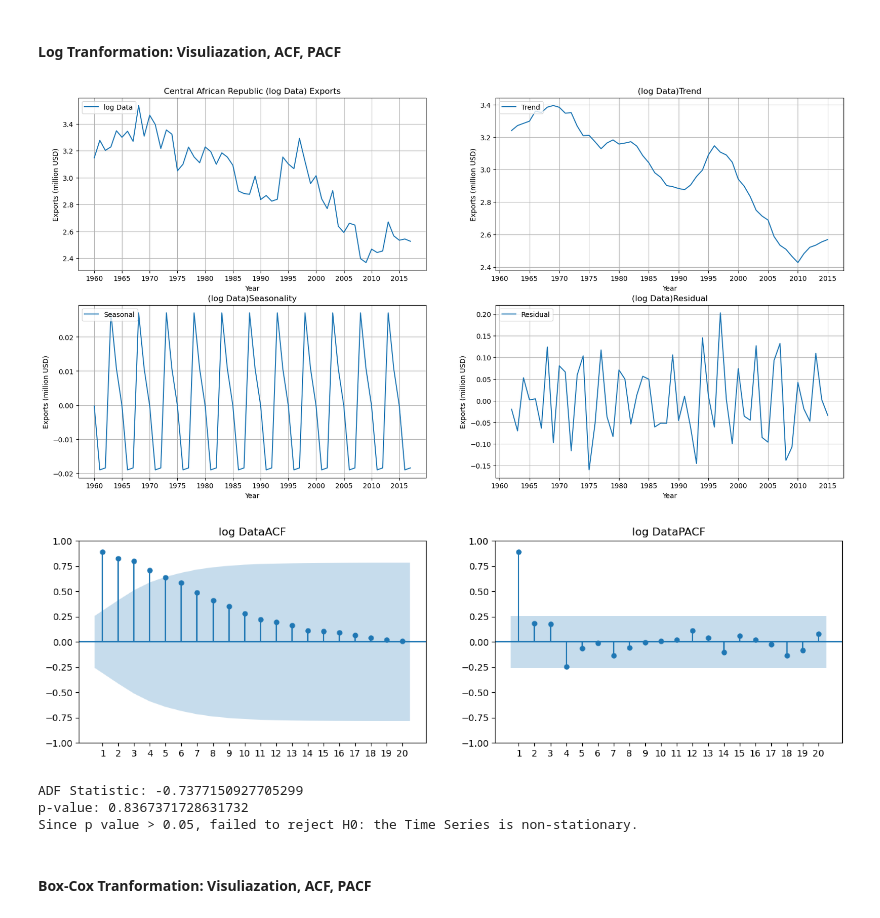
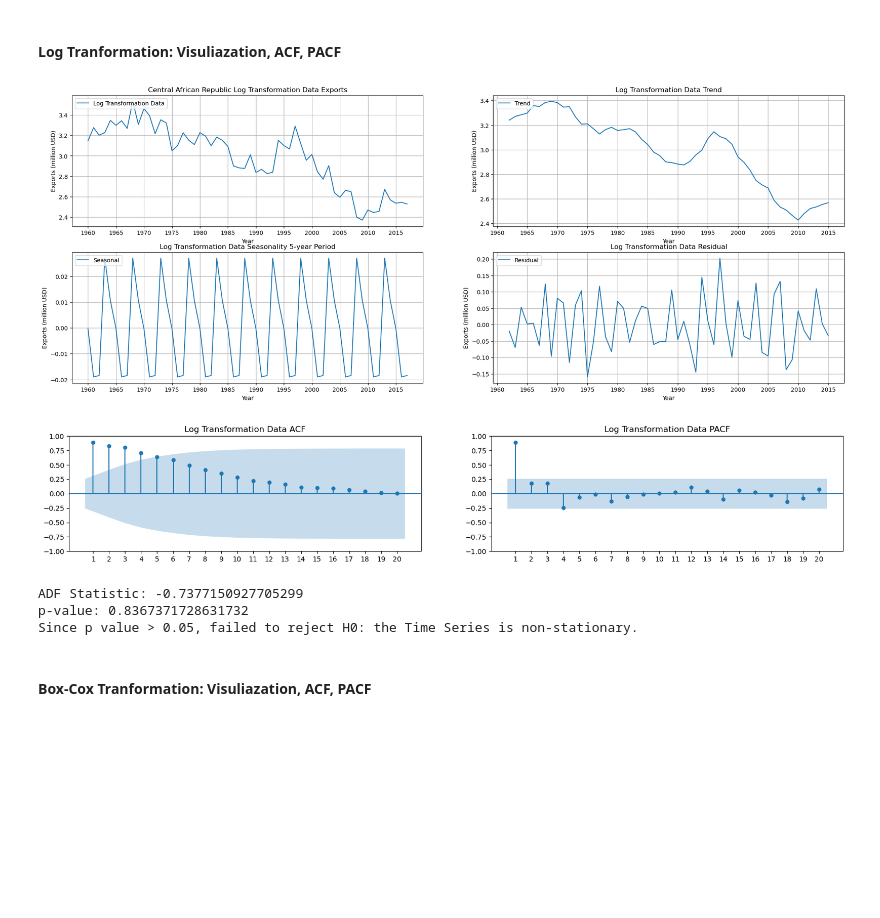
Before and after one commit to hubao666/Time-Series-Analysis-Central-African-Republic-Exports, a Jupyter notebook: TS_Analysis.ipynb, the cells around one changed output. Drawn from its saved outputs; the diff is of its cells as text; code cells hidden in the pictures; blank space fills up the shorter version.

Commit message:
adjusted graph size

```diff
--- a/TS_Analysis.ipynb
+++ b/TS_Analysis.ipynb
@@ -80,14 +80,14 @@ def visualize(data, name):
     seasonality = seasonal_decompose(data, model='additive', period=5)
 
     # plot
-    plt.figure(figsize=(20, 10))
+    plt.figure(figsize=(24, 9))
 
     # original
     plt.subplot(2, 2, 1)
     plt.plot(data, label=name)
     plt.legend(loc='upper left')
     plt.xticks(df.index[::5], df.index[::5].year)
-    plt.title(f'Central African Republic ({name}) Exports')
+    plt.title(f'Central African Republic {name} Exports')
     plt.xlabel('Year')
     plt.ylabel('Exports (million USD)')
     plt.grid(True)
@@ -97,7 +97,7 @@ def visualize(data, name):
     plt.plot(seasonality.trend, label='Trend')
     plt.legend(loc='upper left')
     plt.xticks(df.index[::5], df.index[::5].year)
-    plt.title(f'({name})Trend')
+    plt.title(f'{name} Trend')
     plt.xlabel('Year')
     plt.ylabel('Exports (million USD)')
     plt.grid(True)
@@ -107,7 +107,7 @@ def visualize(data, name):
     plt.plot(seasonality.seasonal, label='Seasonal')
     plt.legend(loc='upper left')
     plt.xticks(df.index[::5], df.index[::5].year)
-    plt.title(f'({name})Seasonality')
+    plt.title(f'{name} Seasonality 5-year Period')
     plt.xlabel('Year')
     plt.ylabel('Exports (million USD)')
     plt.grid(True)
@@ -117,7 +117,7 @@ def visualize(data, name):
     plt.plot(seasonality.resid, label='Residual')
     plt.legend(loc='upper left')
     plt.xticks(df.index[::5], df.index[::5].year)
-    plt.title(f'({name})Residual')
+    plt.title(f'{name} Residual')
     plt.xlabel('Year')
     plt.ylabel('Exports (million USD)')
     plt.grid(True)
@@ -141,16 +141,16 @@ def check_is_stationary(data:float):
 # %%
 def acf_pcf(data, name, lags=20):
     lags = 20
-    plt.figure(figsize=(15, 4))
+    plt.figure(figsize=(20, 3))
     plt.subplot(1, 2, 1)
     plot_acf(data, lags=20, ax=plt.gca(), zero=False)
     plt.xticks(range(1, lags + 1), labels=range(1, lags + 1))
-    plt.title(f'{name}ACF')
+    plt.title(f'{name} ACF')
 
     plt.subplot(1, 2, 2)
     plot_pacf(data, lags=20, ax=plt.gca(), zero=False)
     plt.xticks(range(1, lags + 1), labels=range(1, lags + 1))
-    plt.title(f'{name}PACF')
+    plt.title(f'{name} PACF')
     plt.show()
     check_is_stationary(data)
 # %% [markdown]
@@ -180,11 +182,11 @@ Since p value > 0.05, failed to reject H0: the Time Series is non-stationary.
 #### Log Tranformation: Visuliazation, ACF, PACF
 # %%
 df['log_Exports'] = np.log(df['Exports'])
-visualize(df['log_Exports'], 'log Data')
-acf_pcf(df['log_Exports'], 'log Data')
+visualize(df['log_Exports'], 'Log Transformation Data')
+acf_pcf(df['log_Exports'], 'Log Transformation Data')
 # %% [output]
-[figure, old version]
+[figure, new version]
-[figure, old version]
+[figure, new version]
 ADF Statistic: -0.7377150927705299
 p-value: 0.8367371728631732
 Since p value > 0.05, failed to reject H0: the Time Series is non-stationary.
```
Also changed, not shown: parts of 18 cells of this notebook.
